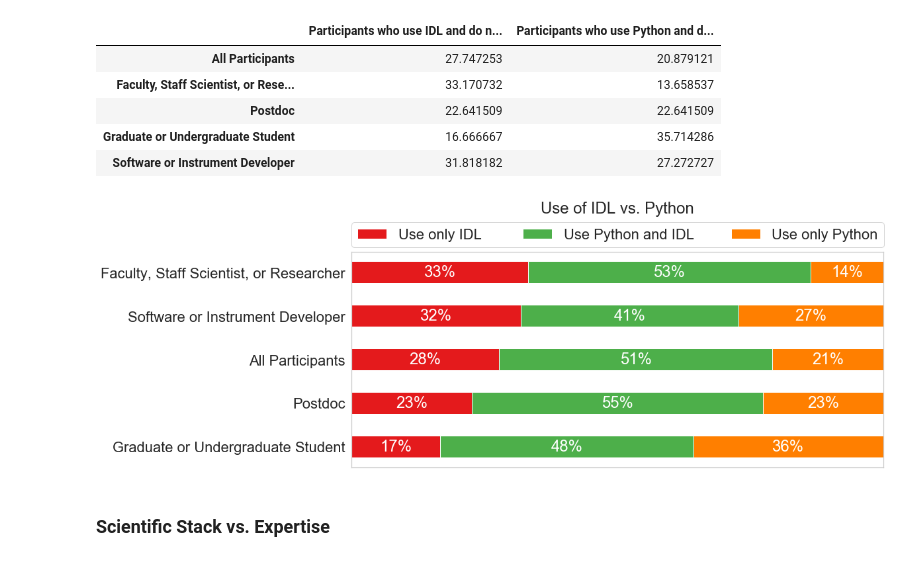
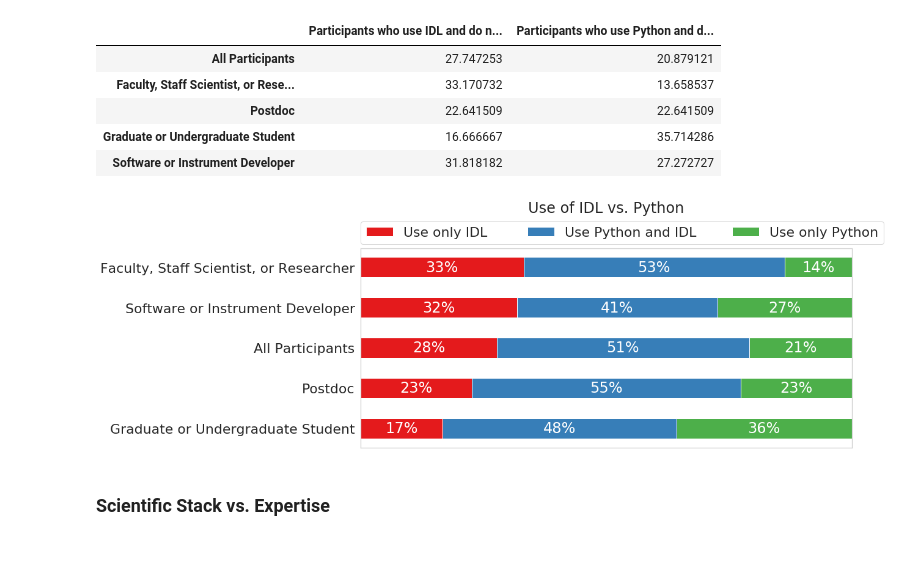
Before and after one commit to sunpy/survey, a Jupyter notebook: 2019_survey/computational_tools_in_solar_physics.ipynb, the cells around one changed output. Drawn from its saved outputs; the diff is of its cells as text; code cells hidden in the pictures.

Commit message:
one more colormap change

```diff
--- a/2019_survey/computational_tools_in_solar_physics.ipynb
+++ b/2019_survey/computational_tools_in_solar_physics.ipynb
@@ -911,35 +911,35 @@ ddata4c = {
     'All Participants': [exclusive_idl_all, both_python_idl_all, exclusive_python_all],
     'Postdoc': [exclusive_idl_pd, both_python_idl_pd, exclusive_python_pd],
     'Graduate or Undergraduate Student': [exclusive_idl_gs, both_python_idl_gs, exclusive_python_gs],
 }
 
 labels4c = list(ddata4c.keys())
 data4c = np.array(list(ddata4c.values()))
 data4c_cum = data4c.cumsum(axis=1)
-category_colors4c = ListedColormap(sns.color_palette("Set1", 5).as_hex())(np.linspace(0.15, 0.85, data4c.shape[1]))
+category_colors4c = ListedColormap(sns.color_palette("Set1", 3).as_hex())(np.linspace(0.15, 0.85, data4c.shape[1]))
 
 fig4c, ax4c = plt.subplots(figsize=(14.4, 6))
 ax4c.invert_yaxis()
 ax4c.xaxis.set_visible(False)
 ax4c.set_xlim(0, np.sum(data4c, axis=1).max())
 
 for i, (colname, color) in enumerate(zip(both_names, category_colors4c)):
     widths = data4c[:, i]
     starts = data4c_cum[:, i] - widths
     ax4c.barh(labels4c, widths, left=starts, height=0.5,
               label=colname, color=color)
     xcenters = starts + widths / 2
 
     r, g, b, _ = color
     text_color = 'white' if r * g * b < 0.5 else 'darkgrey'
     for y, (x, c) in enumerate(zip(xcenters, widths)):
         ax4c.text(x, y, '%.0f%%' % round(data4c[y, i]), ha='center', va='center', color=text_color)
 
 ax4c.set_title('Use of IDL vs. Python', y=1.16)
 ax4c.legend(ncol=len(both_names), bbox_to_anchor=(0., 1.02), borderaxespad=0., loc='lower left');
 fig4c.savefig("Figure4c.png",bbox_inches='tight',dpi=300)
 # %% [output]
-[figure, old version]
+[figure, new version]
 # %% [markdown]
 ### Scientific Stack vs. Expertise
 # %%
```
Also changed, not shown: parts of 10 cells of this notebook.
